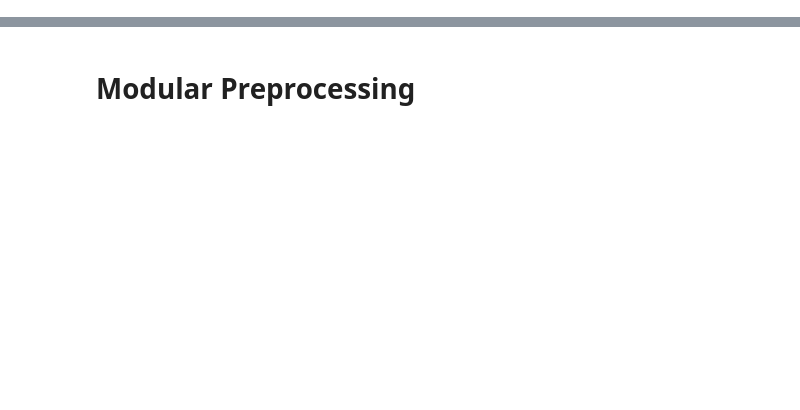
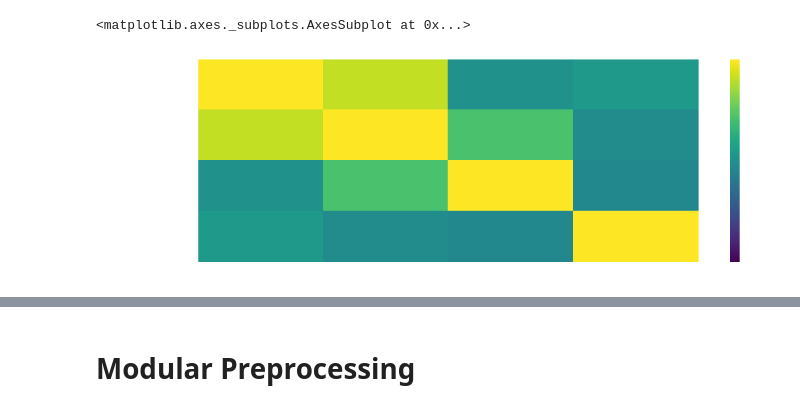
Before and after one commit to jdkent/2018-Seminar-Talk, a Jupyter notebook: seminar_graphs.ipynb, the cells around one changed output, grey strips where cells are left out. Saved outputs shown, nothing was run; the diff lists cells and outputs as text; code cells hidden in the pictures; blank space fills up the shorter version.

```diff
--- a/seminar_graphs.ipynb
+++ b/seminar_graphs.ipynb
@@ -137,13 +235,16 @@ for signal, stat in afni_corr_objs.items():
 # %%
 motion_params = ['X', 'Y', 'Z', 'RotX', 'RotY', 'RotZ']
 names = ['aggressive', 'original', 'nonaggressive']
 
 sns.heatmap(np.corrcoef(np.array([fit_agg.resid, right_insula_df['right_insula'], right_insula_nonaggr]), confounds['FramewiseDisplacement'].T),
             yticklabels=names + ['FramewiseDisplacement'], # label the yaxis with individual markers
             xticklabels=names + ['FramewiseDisplacement'],
             vmin=-0.5, vmax=0.5, # set the colorbar to go from -1 to 1
             center=0,
-            cmap="GnBu")
+            cmap='viridis')
+# %% [output]
+<matplotlib.axes._subplots.AxesSubplot at 0x...>
+[figure, added]
 # %%
 sns.heatmap(np.corrcoef(np.array([fit_agg.resid, right_insula_df['right_insula'], right_insula_nonaggr]), confounds['GlobalSignal'].T),
             yticklabels=names + ['GlobalSignal'], # label the yaxis with individual markers
```
Also changed, not shown: parts of 31 cells of this notebook.
